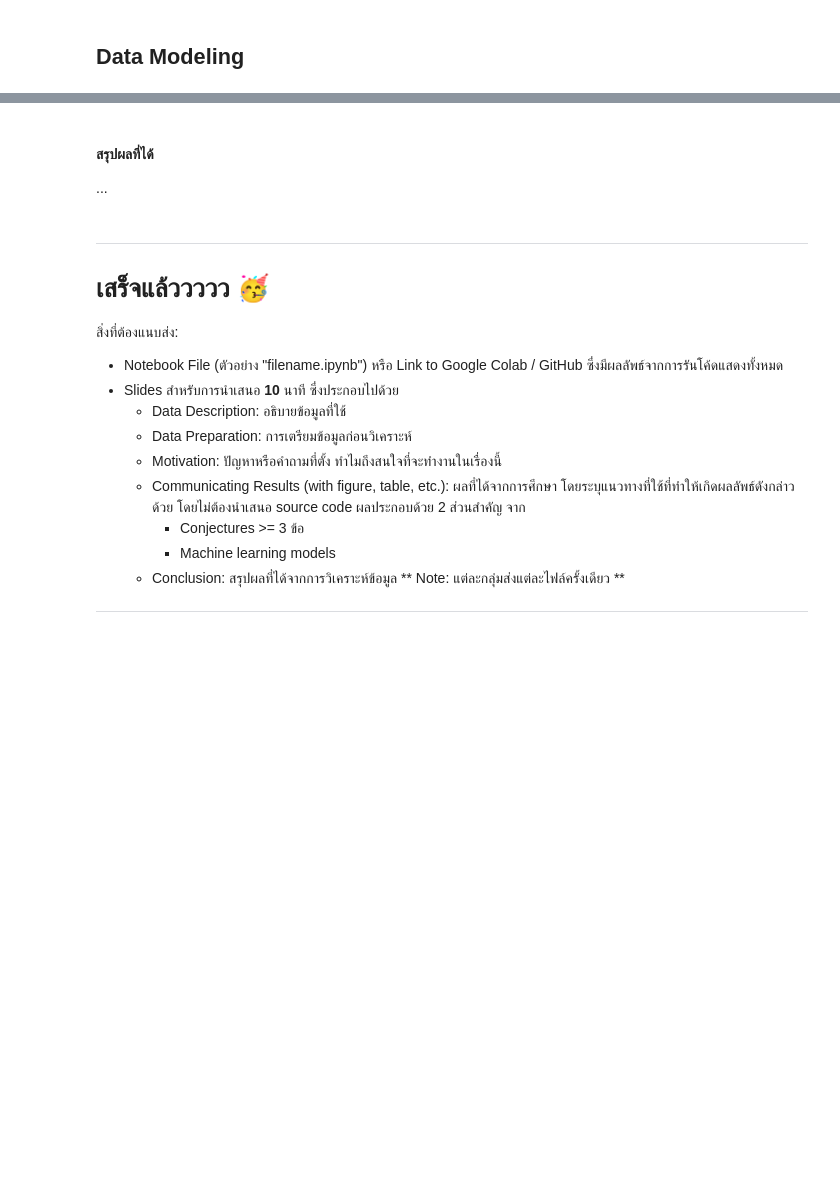
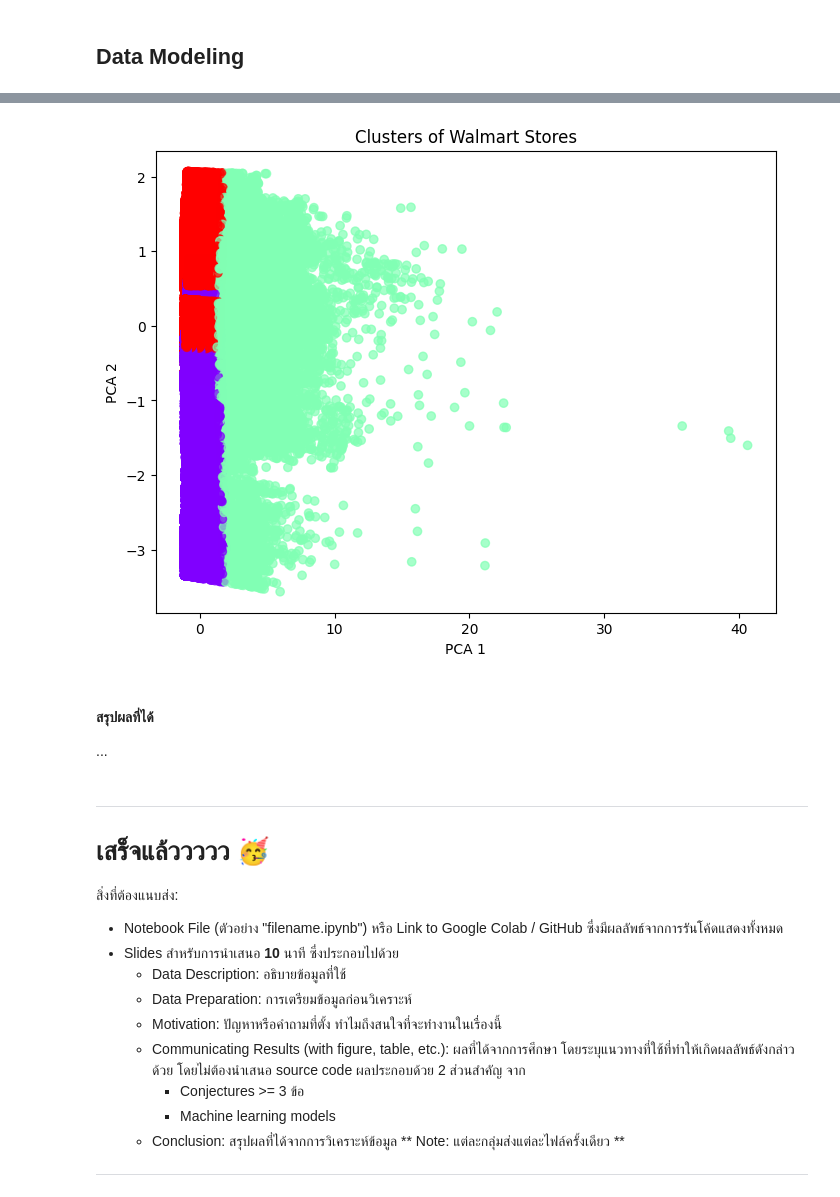
Before and after one commit to jangInw007/A4-Data-Analytics-and-Modeling, a Jupyter notebook: Group_A4_Data_Analytics_and_Modeling.ipynb, the cells around one changed output, grey strips where cells are left out. Cells and saved outputs as stored; diff of their text form; code cells hidden in the pictures; blank space fills up the shorter version.

```diff
--- a/Group_A4_Data_Analytics_and_Modeling.ipynb
+++ b/Group_A4_Data_Analytics_and_Modeling.ipynb
@@ -606,3 +400,15 @@ print(top_holidays)
+# %%
+pca = PCA(n_components=2)
+components = pca.fit_transform(X_scaled)
+
+plt.figure(figsize=(8,6))
+plt.scatter(components[:,0], components[:,1], c=df['Cluster'], cmap='rainbow', alpha=0.7)
+plt.xlabel('PCA 1')
+plt.ylabel('PCA 2')
+plt.title('Clusters of Walmart Stores')
+plt.show()
+# %% [output]
+[figure, added]
 # %% [markdown]
 #### สรุปผลที่ได้
 ...
```
Also changed, not shown: parts of 43 cells of this notebook.
